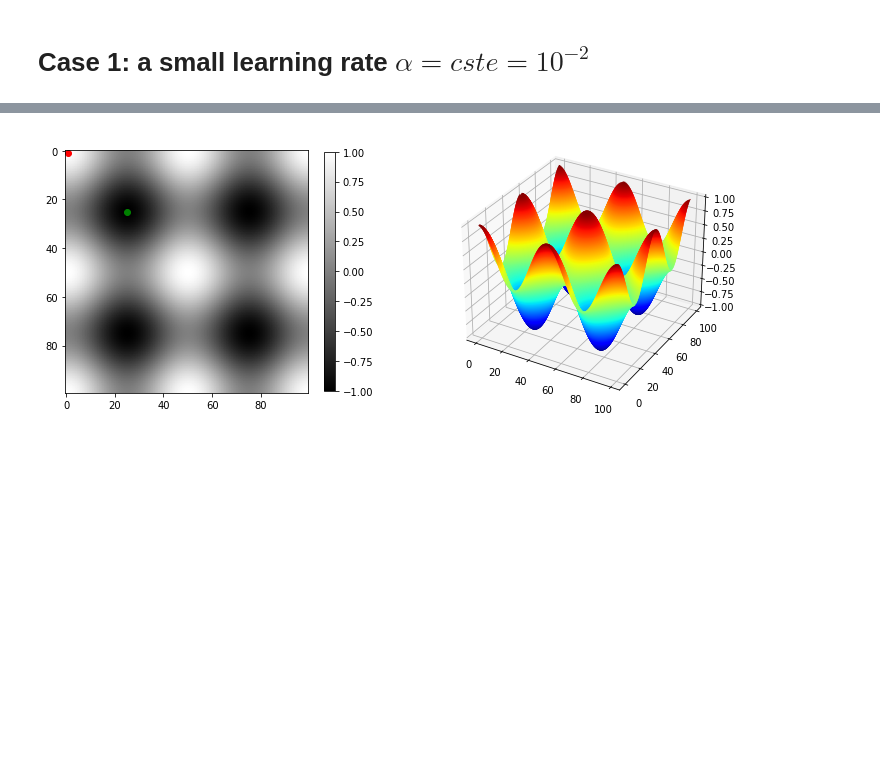
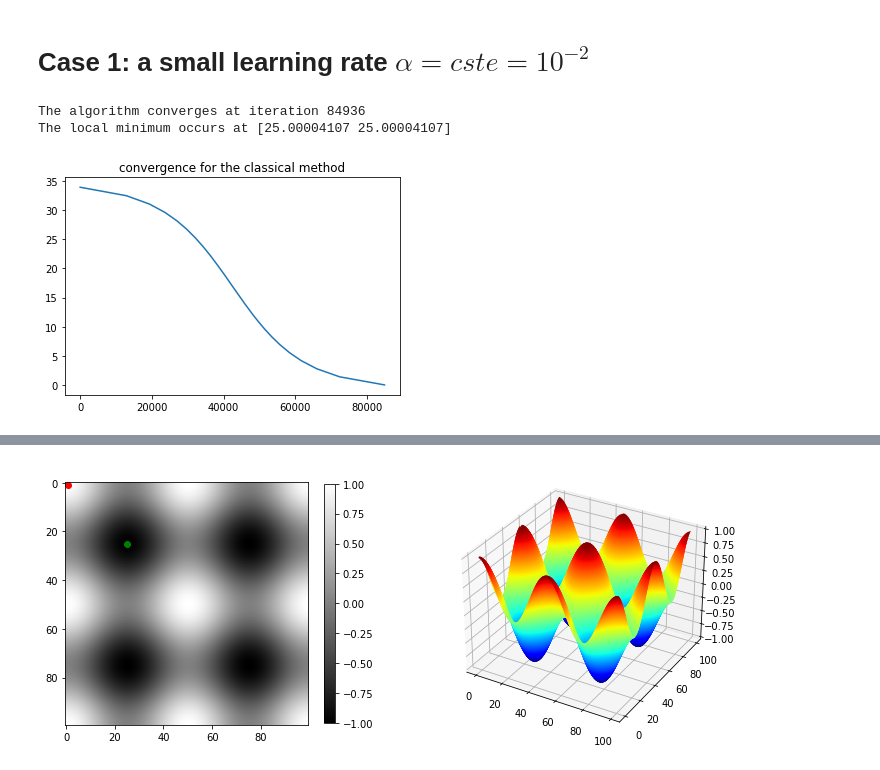
Before and after one commit to k16makki/Medima_tools, a Jupyter notebook: Notebooks/curvature_driven_gradient_descent.ipynb, the cells around one changed output, grey strips where cells are left out. Saved outputs shown, nothing was run; the diff lists cells and outputs as text; code cells hidden in the pictures; blank space fills up the shorter version.

Commit message:
update gradient descent

```diff
--- a/Notebooks/curvature_driven_gradient_descent.ipynb
+++ b/Notebooks/curvature_driven_gradient_descent.ipynb
@@ -185,6 +192,7 @@ $x_{n+1}= x_n - \alpha \nabla z(x_n)$
 # %%
 #########Implementation of the gradient descent method ######################
 #Prameters:
+# Inputs
 #  * cur_x: The algorithm starts at x=cur_x
 #  * alpha: Learning rate
 #  * precision: This tells us when to stop the algorithm
@@ -192,6 +200,11 @@ $x_{n+1}= x_n - \alpha \nabla z(x_n)$
 #  * max_iters: maximum number of iterations
 #  * cost_function: function to be minimized
 #  * method: conventional or our method
+#############################################################################
+#Outputs:
+#   * optimum: the cost function optimum
+#   * path: the followed path (from starting point to optimal point)
+#############################################################################
 
 
 def gradient_descent(cur_x, alpha, precision, previous_step_size, max_iters,\
@@ -213,6 +226,8 @@ def gradient_descent(cur_x, alpha, precision, previous_step_size, max_iters,\
 
     Gx, Gy = np.gradient(cost_function)
 
+    path = []
+
 
     while previous_step_size > precision and iters < max_iters:
         prev_x = cur_x #Store current x value in prev_x
@@ -223,7 +238,7 @@ def gradient_descent(cur_x, alpha, precision, previous_step_size, max_iters,\
         ### Grad descent: our method
             alpha_x = 1/(10*(1-g_curv[int(prev_x[0]),int(prev_x[1])]**2))
 
-            cur_x = cur_x - 10*g_curv[int(prev_x[0]),int(prev_x[1])] * np.array(\
+            cur_x = cur_x - alpha_x * np.array(\
             [Gx[int(prev_x[0]),\
             int(prev_x[1])],Gy[int(prev_x[0]),int(prev_x[1])]])
 
@@ -243,12 +258,15 @@ def gradient_descent(cur_x, alpha, precision, previous_step_size, max_iters,\
 
         previous_step_size = np.max(np.absolute(cur_x - prev_x)) #Change in x
         iters += 1 #iteration count
+
+        path.append(cur_x)
+
         #print("Iteration",iters,"\nX value is",cur_x) #Print iterations
     print("The algorithm converges at iteration",iters)
 
     print("The local minimum occurs at", cur_x)
 
-    return cur_x
+    return cur_x, path
 # %% [markdown]
 In the following, we show an exemple for a convex function (paraboloid), using two different choices for the learning rate $\alpha$.
 # %%
@@ -284,3 +302,34 @@ plot_gradient(-Gx,-Gy, z, "Gradient")
 [figure]
 # %% [markdown]
 # Case 1: a small learning rate $\alpha = cste = 10^{-2}$
+# %%
+
+optimum1, path1 = gradient_descent(cur_x=np.array([1.0,1.0]), alpha=0.01, \
+        precision=0.00001, previous_step_size=1,\
+        max_iters=100000, cost_function=z, method=None)
+
+def convergence_curve(path, x_star):
+    #inputs:
+    ## path: followed trajectory during optimization
+    ## x_star: optimum (it is supposed to be known a priori)
+
+    distance = []
+    for point in (path):
+
+        poinwise_dist = 0
+        for j in range(point.shape[0]):
+            poinwise_dist += (point[j]-x_star[j])**2
+        distance.append(np.sqrt(poinwise_dist))
+
+    return distance
+
+
+
+curve1 = convergence_curve(path1, x_star)
+plt.plot(curve1)
+plt.title("convergence for the classical method")
+plt.show()
+# %% [output]
+The algorithm converges at iteration 84936
+The local minimum occurs at [25.00004107 25.00004107]
+[figure, added]
```
Also changed, not shown: parts of 11 cells of this notebook.
